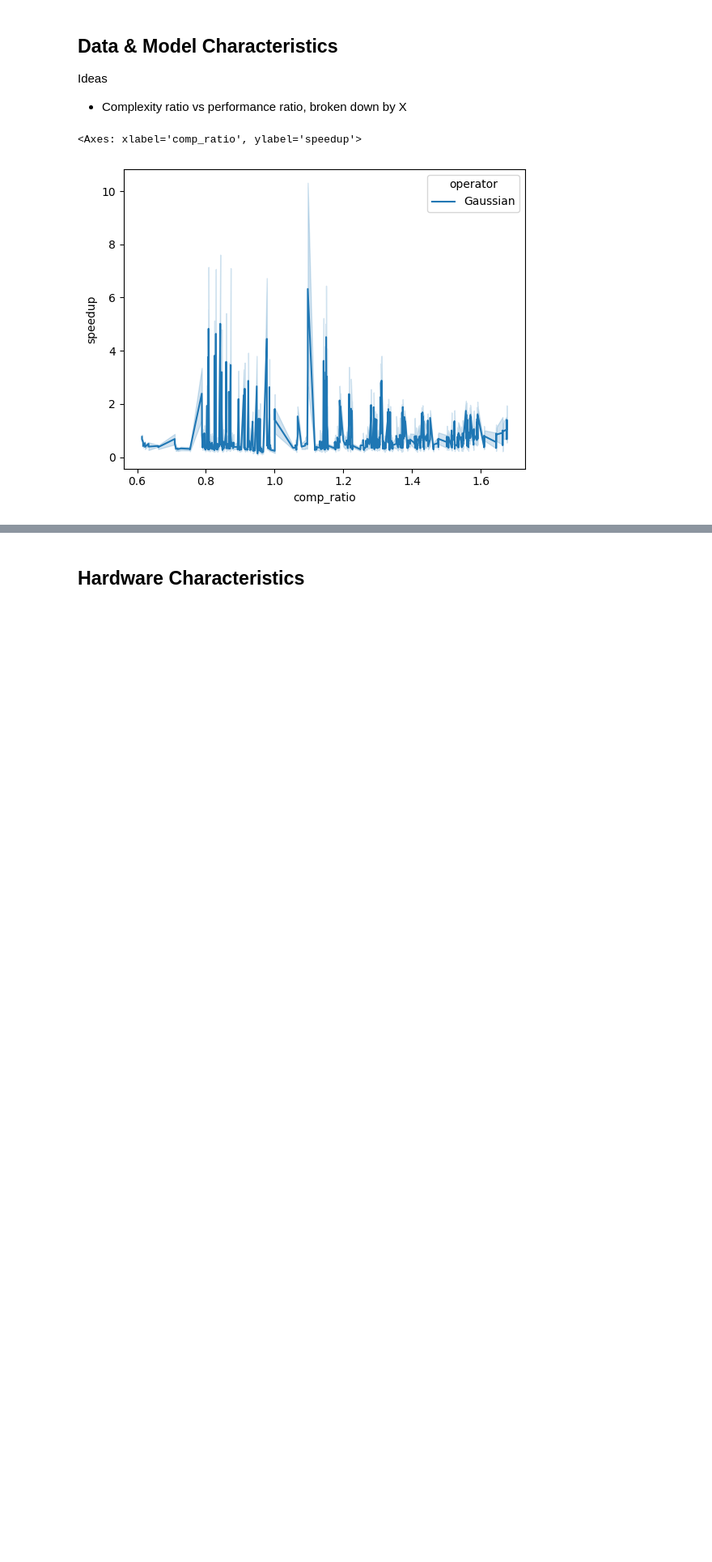
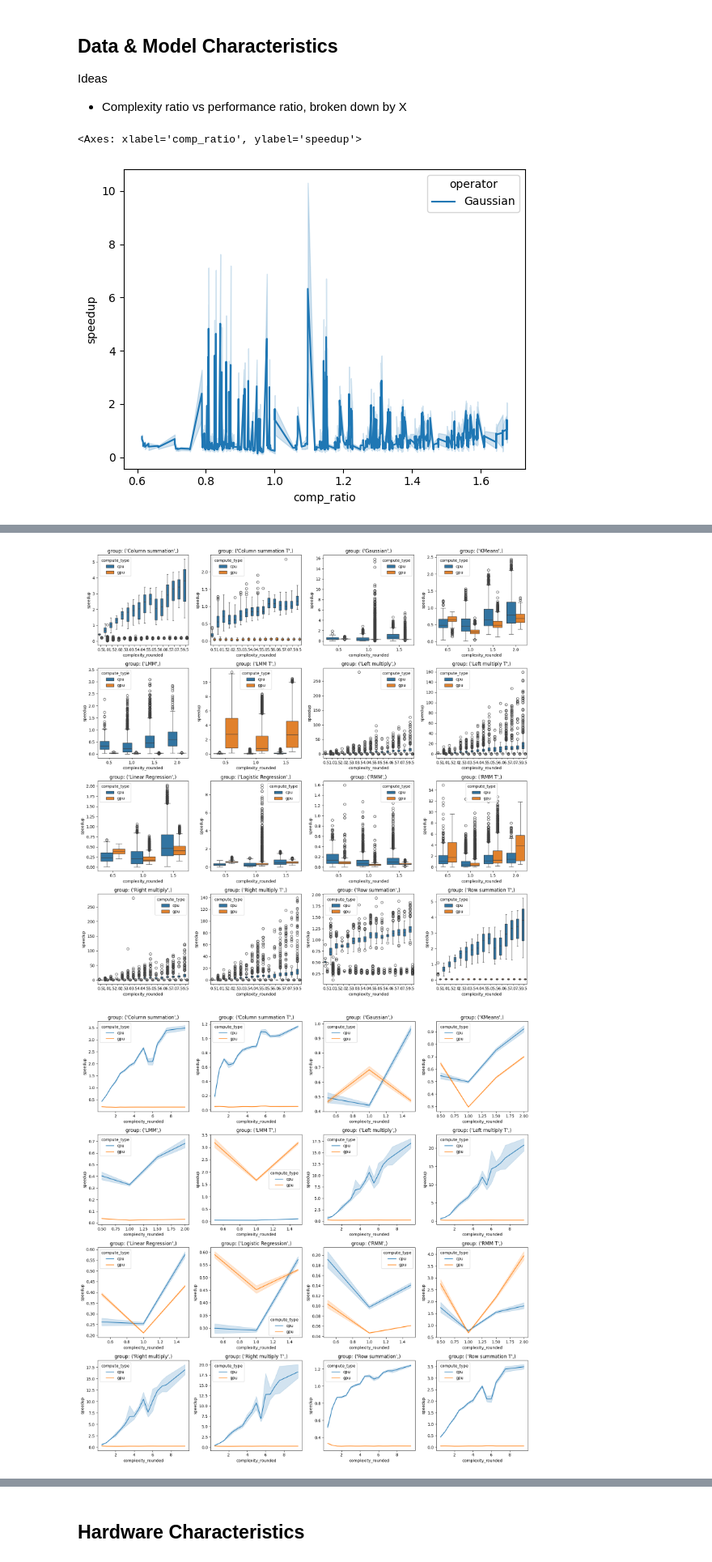
Before and after one commit to ptemarvelde/msc-thesis-figures, a Jupyter notebook: cost-estimation/motivation.ipynb, the cells around one changed output, grey strips where cells are left out. Shown at 81% size. Drawn from its saved outputs; the diff is of its cells as text; code cells hidden in the pictures; blank space fills up the shorter version.

```diff
--- a/cost-estimation/motivation.ipynb
+++ b/cost-estimation/motivation.ipynb
@@ -28,4 +28,4 @@ sns.lineplot(data=runtime_df[runtime_df.operator =='Gaussian'][:10000], x='comp_
 runtime_df['complexity_rounded'] = runtime_df.complexity_ratio.apply(lambda x: round((x * 2), 0)/2)
 runtime_df['TR_rounded'] = runtime_df.TR.apply(lambda x: round((x /4), 0)*2)
 runtime_df['FR_rounded'] = runtime_df.FR.apply(lambda x: round((x *2), 0)/2)
-runtime_df['speedup_rounded'] = runtime_df.speedup.apply(lambda x: round(x / 10, 0) * 10).clip(upper=3)
+runtime_df['speedup_rounded'] = runtime_df.speedup.apply(lambda x: round(x,1))
@@ -31,0 +48,16 @@ runtime_df['speedup_rounded'] = runtime_df.speedup.apply(lambda x: round(x / 10,
+# %%
+def plot_vs_speedup(plot_func, df, x='complexity_rounded', y='speedup', rows=4, cols=4, *args, **kwargs):
+    fig, axes = plt.subplots(rows, cols, figsize=(FIGURE_WIDTH_INCHES * 0.5 * cols, 4*rows))
+
+    for ax, (group, sub_df) in zip(axes.flatten(), df.groupby(["operator"])):
+        plot_func(data=sub_df, x=x, y=y, ax=ax, *args, **kwargs)
+        ax.set_title(f'group: {group}')
+
+    fig.tight_layout()
+    return fig
+# %%
+boxplot_fig = plot_vs_speedup( sns.boxplot, runtime_df, 'complexity_rounded', hue='compute_type')
+lineplot_fig = plot_vs_speedup(sns.lineplot,runtime_df, 'complexity_rounded',  hue='compute_type')
+# %% [output]
+[figure, added]
+[figure, added]
```
Also changed, not shown: parts of 5 cells of this notebook, 3 other files.
